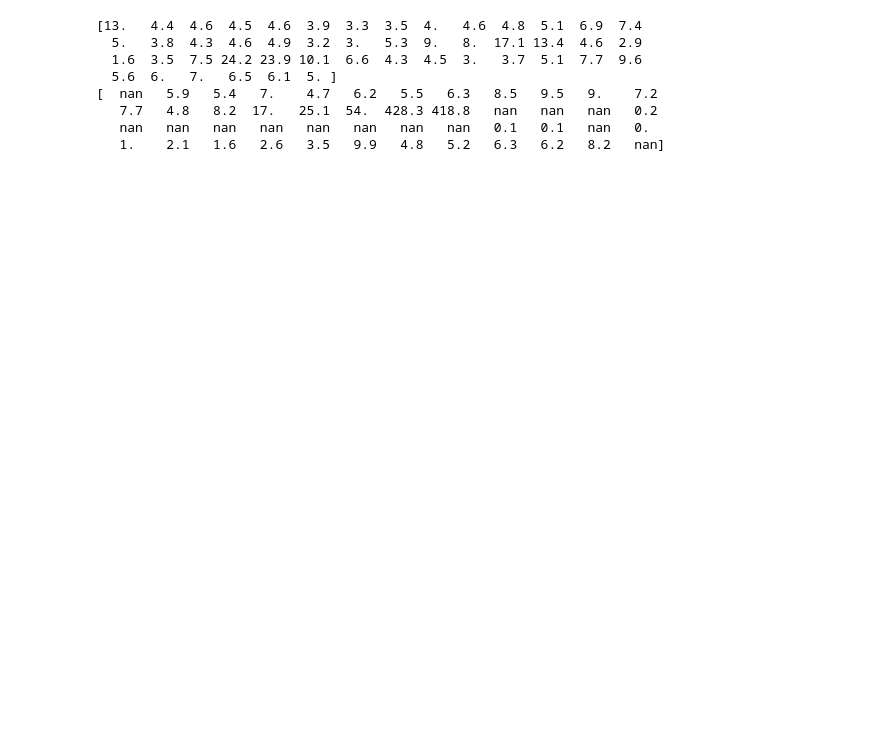
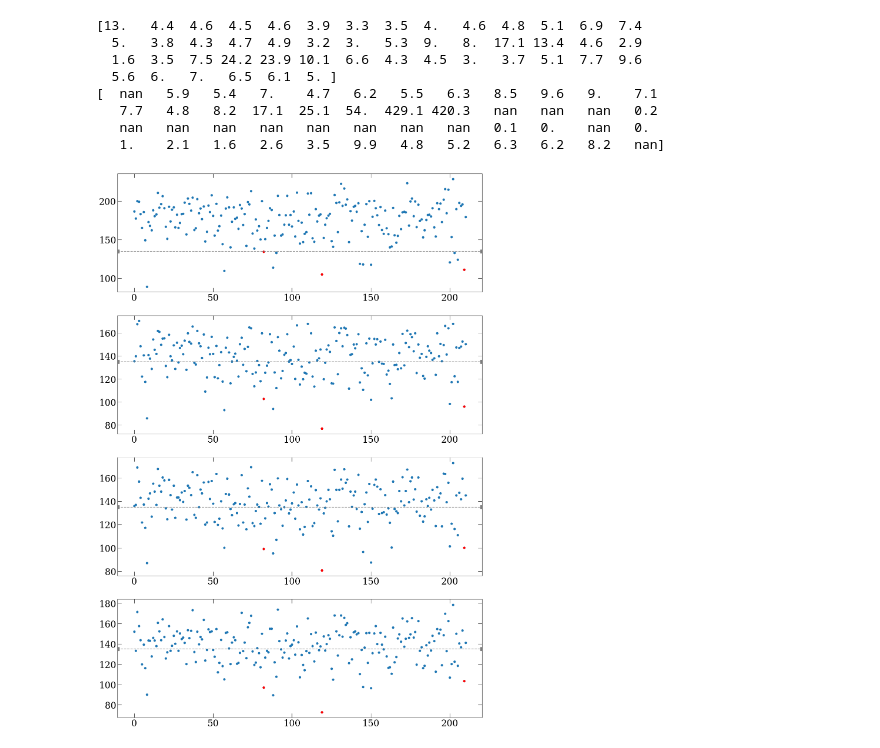
Before and after one commit to lee14916/glwc2, a Jupyter notebook: project2/03_NpiScatteringWilson/NsrcScalingTest.ipynb, the cells around one changed output. Cells and saved outputs as stored; diff of their text form; code cells hidden in the pictures; blank space fills up the shorter version.

```diff
--- a/project2/03_NpiScatteringWilson/NsrcScalingTest.ipynb
+++ b/project2/03_NpiScatteringWilson/NsrcScalingTest.ipynb
@@ -41,6 +44,7 @@ lat_aInv=1/(lat_a*hbarc)
 path='/capstor/store/cscs/userlab/s1174/lyan/code/glwc2/project2/03_NpiScatteringWilson/dataPrepare/A15/data_aux/cfgs_CGWokringCPU'
 with open(path,'r') as f:
     cfgs=f.read().splitlines()
+    cfgs_CGWorking=cfgs.copy()
 
 def symmetrize(dat):
     dat_bw=np.roll(np.flip(dat,axis=1),1,axis=1)
@@ -58,8 +62,17 @@ with h5py.File(path1) as f1, h5py.File(path2) as f2:
     cfgs_all=[cfg.decode() for cfg in f1['cfgs'][:]]
     cfgs_map=[cfgs_all.index(cfg) for cfg in cfgs]
 
+    from random import shuffle
+    cfgs_random=cfgs_all.copy()
+    shuffle(cfgs_random)
+    cfgs_random=cfgs_random[:-3]
+    cfgs_random.sort()
+    cfgs_map2=[cfgs_all.index(cfg) for cfg in cfgs_random]
+
+    cp_dat=np.real(symmetrizeP(f1['data/P'][:,:,0]))
     cp=np.real(yu.jackknife(symmetrizeP(f1['data/P'][:,:,0])))
     cps=np.real(yu.jackknife(symmetrizeP(f1['data/P'][cfgs_map,:,0])))
+    cps2=np.real(yu.jackknife(symmetrizeP(f1['data/P'][cfgs_map2,:,0])))
 
     tau=1
     def C2pt2meff(C2pt,totalT):
@@ -71,6 +84,7 @@ with h5py.File(path1) as f1, h5py.File(path2) as f2:
     func=lambda c2pt:C2pt2meff(c2pt,48)
     mp=yu.jackmap(func,cp)
     mps=yu.jackmap(func,cps)
+    mps2=yu.jackmap(func,cps2)
 
     c1=np.real(yu.jackknife(symmetrize(f1['data/N'][:,:,16])))
     c2=np.real(yu.jackknife(symmetrize(f2['data/N'][:,:,16])))
@@ -98,13 +112,31 @@ with h5py.File(path1) as f1, h5py.File(path2) as f2:
     print((err1/err2)**2)
 # %% [output]
 [13.   4.4  4.6  4.5  4.6  3.9  3.3  3.5  4.   4.6  4.8  5.1  6.9  7.4
-  5.   3.8  4.3  4.6  4.9  3.2  3.   5.3  9.   8.  17.1 13.4  4.6  2.9
+  5.   3.8  4.3  4.7  4.9  3.2  3.   5.3  9.   8.  17.1 13.4  4.6  2.9
   1.6  3.5  7.5 24.2 23.9 10.1  6.6  4.3  4.5  3.   3.7  5.1  7.7  9.6
   5.6  6.   7.   6.5  6.1  5. ]
-[  nan   5.9   5.4   7.    4.7   6.2   5.5   6.3   8.5   9.5   9.    7.2
-   7.7   4.8   8.2  17.   25.1  54.  428.3 418.8   nan   nan   nan   0.2
-   nan   nan   nan   nan   nan   nan   nan   nan   0.1   0.1   nan   0.
+[  nan   5.9   5.4   7.    4.7   6.2   5.5   6.3   8.5   9.6   9.    7.1
+   7.7   4.8   8.2  17.1  25.1  54.  429.1 420.3   nan   nan   nan   0.2
+   nan   nan   nan   nan   nan   nan   nan   nan   0.1   0.    nan   0.
    1.    2.1   1.6   2.6   3.5   9.9   4.8   5.2   6.3   6.2   8.2   nan]
+# %%
+inds=[i for i,cfg in enumerate(cfgs_all) if cfg not in cfgs_CGWorking]
+
+func=lambda c2pt:C2pt2meff(c2pt,48)
+mp_dat=yu.jackmap(func,cp_dat)
+
+tfs=[1,5,10,15]
+
+fig, axs = yu.getFigAxs(len(tfs),1,Lrow=6,Lcol=16)
+
+for i,tf in enumerate(tfs):
+    ax=axs[i,0]
+    ax.axhline(135,color='grey',ls='--')
+
+    ax.scatter(np.arange(len(mp_dat)),mp_dat[:,tf]*lat_aInv,s=24)
+    ax.scatter(np.arange(len(mp_dat))[inds],mp_dat[inds,tf]*lat_aInv,color='r',s=24)
+# %% [output]
+[figure, added]
 # %%
 fig, axs = yu.getFigAxs(2,1,Lrow=6,Lcol=16)
 
```
Also changed, not shown: parts of 8 cells of this notebook, 17 other files.
